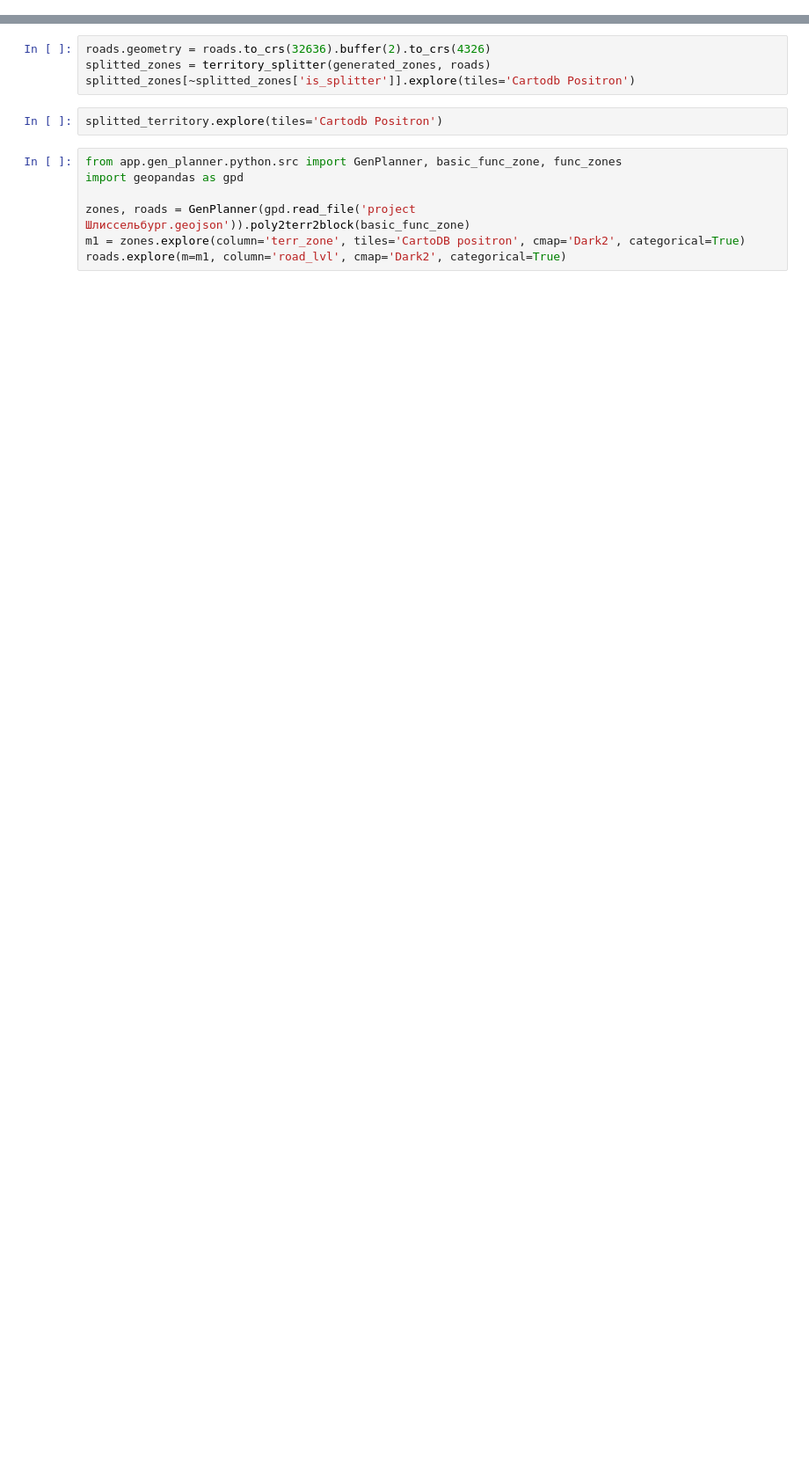
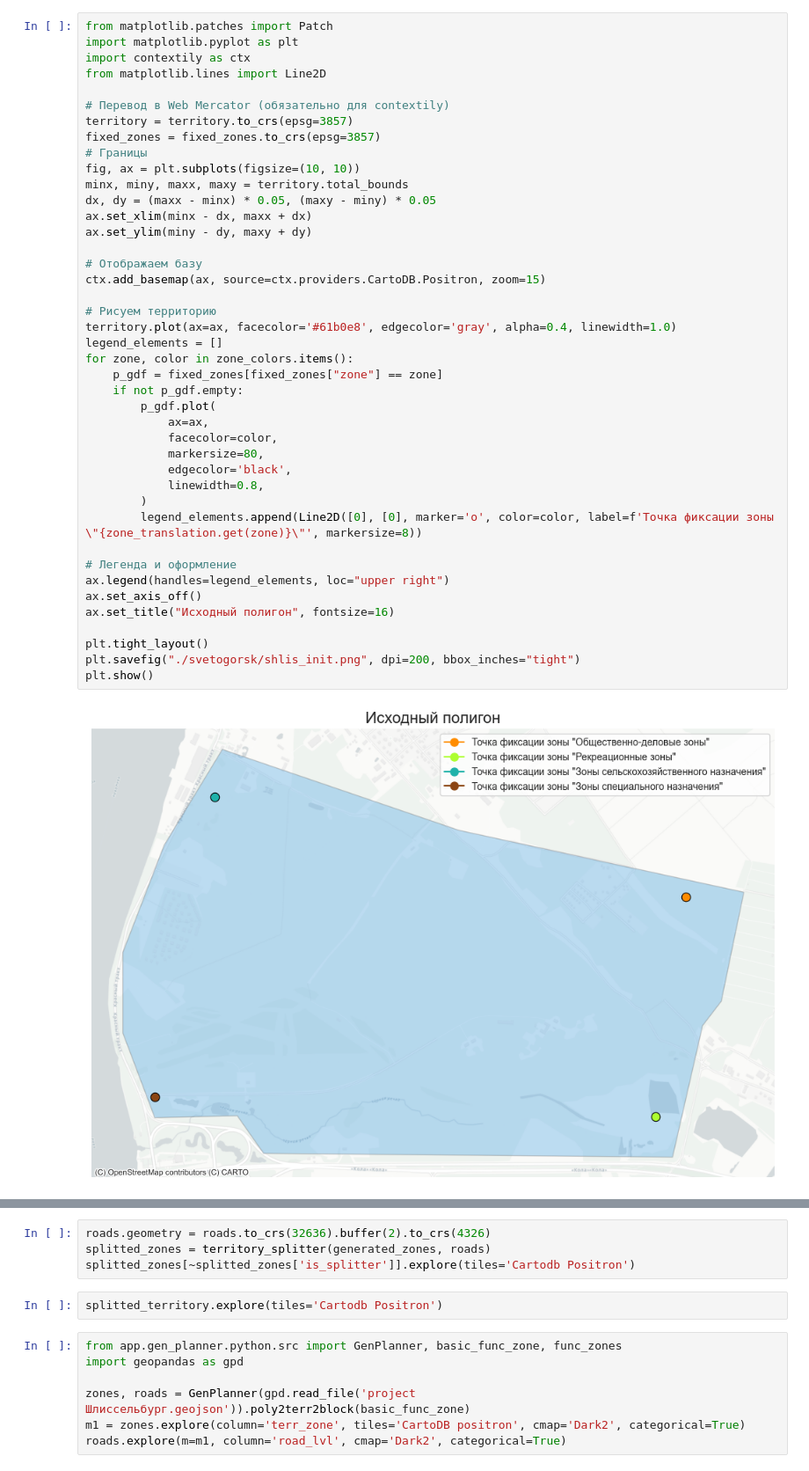
Before and after one commit to IDUclub/GenPlanner, a Jupyter notebook: app/gen_planner/python/src/test_gdf_to_blocks.ipynb, the cells around one changed output, grey strips where cells are left out. Shown at 88% size. Drawn from its saved outputs; the diff is of its cells as text; blank space fills up the shorter version.

```diff
--- a/app/gen_planner/python/src/test_gdf_to_blocks.ipynb
+++ b/app/gen_planner/python/src/test_gdf_to_blocks.ipynb
@@ -8,0 +84,44 @@ import geopandas as gpd
+# %%
+from matplotlib.patches import Patch
+import matplotlib.pyplot as plt
+import contextily as ctx
+from matplotlib.lines import Line2D
+
+# Перевод в Web Mercator (обязательно для contextily)
+territory = territory.to_crs(epsg=3857)
+fixed_zones = fixed_zones.to_crs(epsg=3857)
+# Границы
+fig, ax = plt.subplots(figsize=(10, 10))
+minx, miny, maxx, maxy = territory.total_bounds
+dx, dy = (maxx - minx) * 0.05, (maxy - miny) * 0.05
+ax.set_xlim(minx - dx, maxx + dx)
+ax.set_ylim(miny - dy, maxy + dy)
+
+# Отображаем базу
+ctx.add_basemap(ax, source=ctx.providers.CartoDB.Positron, zoom=15)
+
+# Рисуем территорию
+territory.plot(ax=ax, facecolor='#61b0e8', edgecolor='gray', alpha=0.4, linewidth=1.0)
+legend_elements = []
+for zone, color in zone_colors.items():
+    p_gdf = fixed_zones[fixed_zones["zone"] == zone]
+    if not p_gdf.empty:
+        p_gdf.plot(
+            ax=ax,
+            facecolor=color,
+            markersize=80,
+            edgecolor='black',
+            linewidth=0.8,
+        )
+        legend_elements.append(Line2D([0], [0], marker='o', color=color, label=f'Точка фиксации зоны \"{zone_translation.get(zone)}\"', markersize=8))
+
+# Легенда и оформление
+ax.legend(handles=legend_elements, loc="upper right")
+ax.set_axis_off()
+ax.set_title("Исходный полигон", fontsize=16)
+
+plt.tight_layout()
+plt.savefig("./svetogorsk/shlis_init.png", dpi=200, bbox_inches="tight")
+plt.show()
+# %% [output]
+[figure, added]
```
Also changed, not shown: parts of 15 cells of this notebook, 18 other files.
